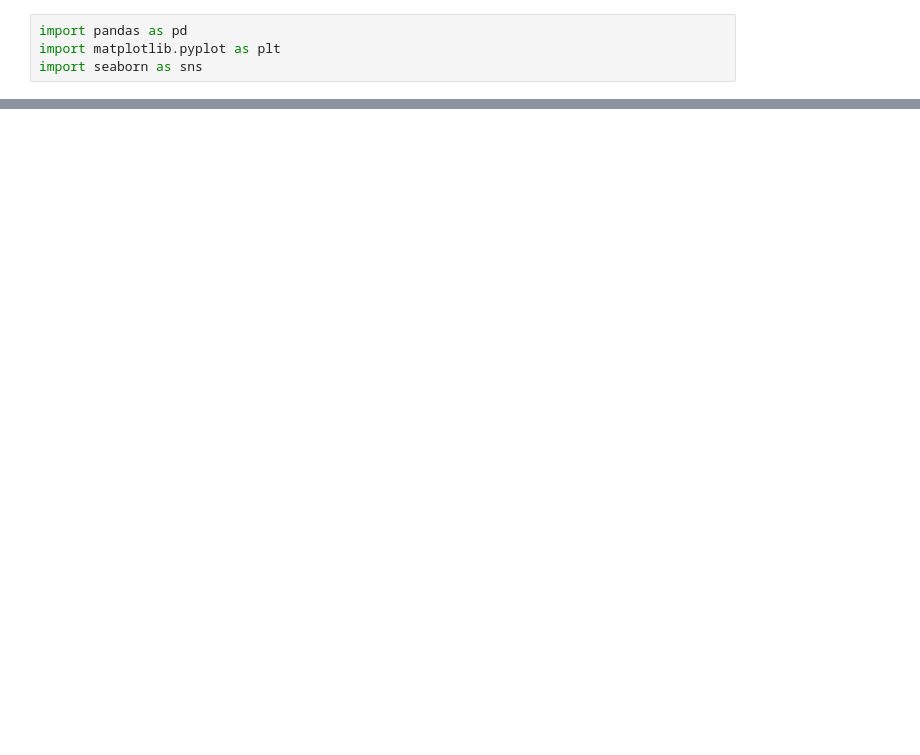
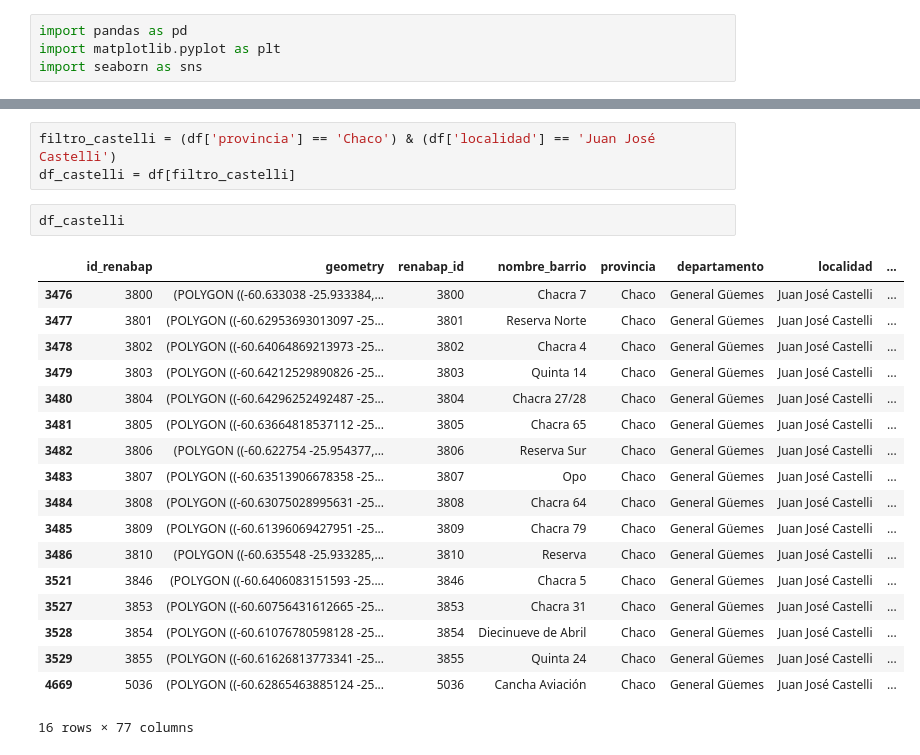
Before and after one commit to Grupo-16-ISPC/barrios-populares-grupo5, a Jupyter notebook: main.ipynb, the cells around one changed output, grey strips where cells are left out. Saved outputs shown, nothing was run; the diff lists cells and outputs as text; blank space fills up the shorter version.

Commit message:
agregué análisis en archivo chaco_castelli

```diff
--- a/main.ipynb
+++ b/main.ipynb
@@ -21,0 +7,24 @@ df
+# %%
+filtro_castelli = (df['provincia'] == 'Chaco') & (df['localidad'] == 'Juan José Castelli')
+df_castelli = df[filtro_castelli]
+# %%
+df_castelli
+# %% [output]
+|  | id_renabap | geometry | renabap_id | nombre_barrio | provincia | departamento | localidad | ... |
+| 3476 | 3800 | (POLYGON ((-60.633038 -25.933384,... | 3800 | Chacra 7 | Chaco | General Güemes | Juan José Castelli | ... |
+| 3477 | 3801 | (POLYGON ((-60.62953693013097 -25... | 3801 | Reserva Norte | Chaco | General Güemes | Juan José Castelli | ... |
+| 3478 | 3802 | (POLYGON ((-60.64064869213973 -25... | 3802 | Chacra 4 | Chaco | General Güemes | Juan José Castelli | ... |
+| 3479 | 3803 | (POLYGON ((-60.64212529890826 -25... | 3803 | Quinta 14 | Chaco | General Güemes | Juan José Castelli | ... |
+| 3480 | 3804 | (POLYGON ((-60.64296252492487 -25... | 3804 | Chacra 27/28 | Chaco | General Güemes | Juan José Castelli | ... |
+| 3481 | 3805 | (POLYGON ((-60.63664818537112 -25... | 3805 | Chacra 65 | Chaco | General Güemes | Juan José Castelli | ... |
+| 3482 | 3806 | (POLYGON ((-60.622754 -25.954377,... | 3806 | Reserva Sur | Chaco | General Güemes | Juan José Castelli | ... |
+| 3483 | 3807 | (POLYGON ((-60.63513906678358 -25... | 3807 | Opo | Chaco | General Güemes | Juan José Castelli | ... |
+| 3484 | 3808 | (POLYGON ((-60.63075028995631 -25... | 3808 | Chacra 64 | Chaco | General Güemes | Juan José Castelli | ... |
+| 3485 | 3809 | (POLYGON ((-60.61396069427951 -25... | 3809 | Chacra 79 | Chaco | General Güemes | Juan José Castelli | ... |
+| 3486 | 3810 | (POLYGON ((-60.635548 -25.933285,... | 3810 | Reserva | Chaco | General Güemes | Juan José Castelli | ... |
+| 3521 | 3846 | (POLYGON ((-60.6406083151593 -25.... | 3846 | Chacra 5 | Chaco | General Güemes | Juan José Castelli | ... |
+| 3527 | 3853 | (POLYGON ((-60.60756431612665 -25... | 3853 | Chacra 31 | Chaco | General Güemes | Juan José Castelli | ... |
+| 3528 | 3854 | (POLYGON ((-60.61076780598128 -25... | 3854 | Diecinueve de Abril | Chaco | General Güemes | Juan José Castelli | ... |
+| 3529 | 3855 | (POLYGON ((-60.61626813773341 -25... | 3855 | Quinta 24 | Chaco | General Güemes | Juan José Castelli | ... |
+| 4669 | 5036 | (POLYGON ((-60.62865463885124 -25... | 5036 | Cancha Aviación | Chaco | General Güemes | Juan José Castelli | ... |
+16 rows × 77 columns
```
Also changed, not shown: parts of 12 cells of this notebook, 6 other files.
